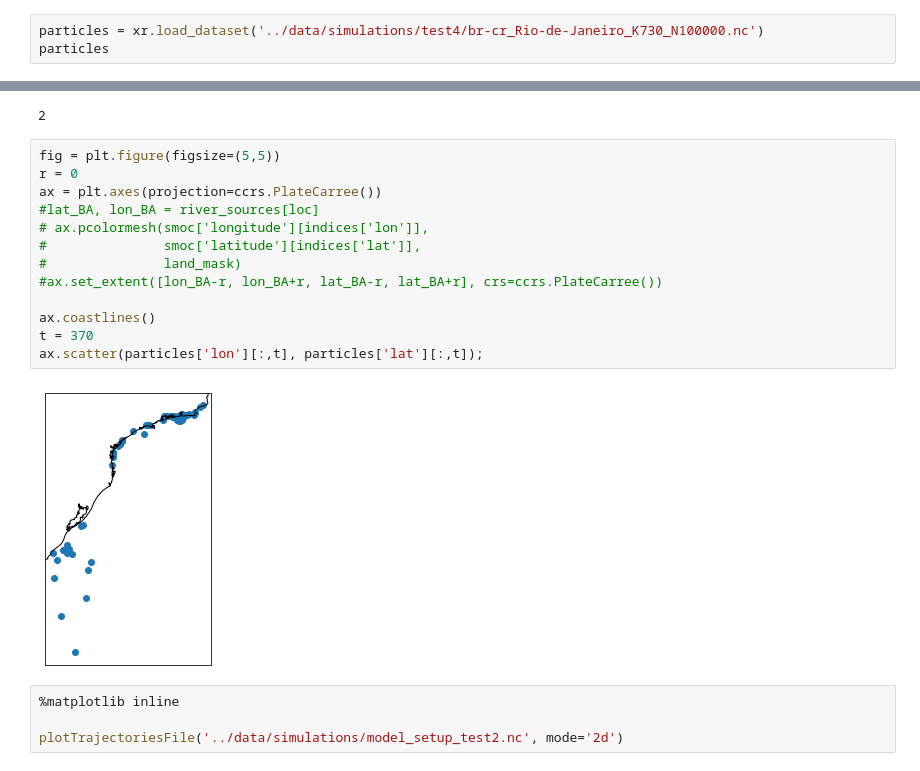
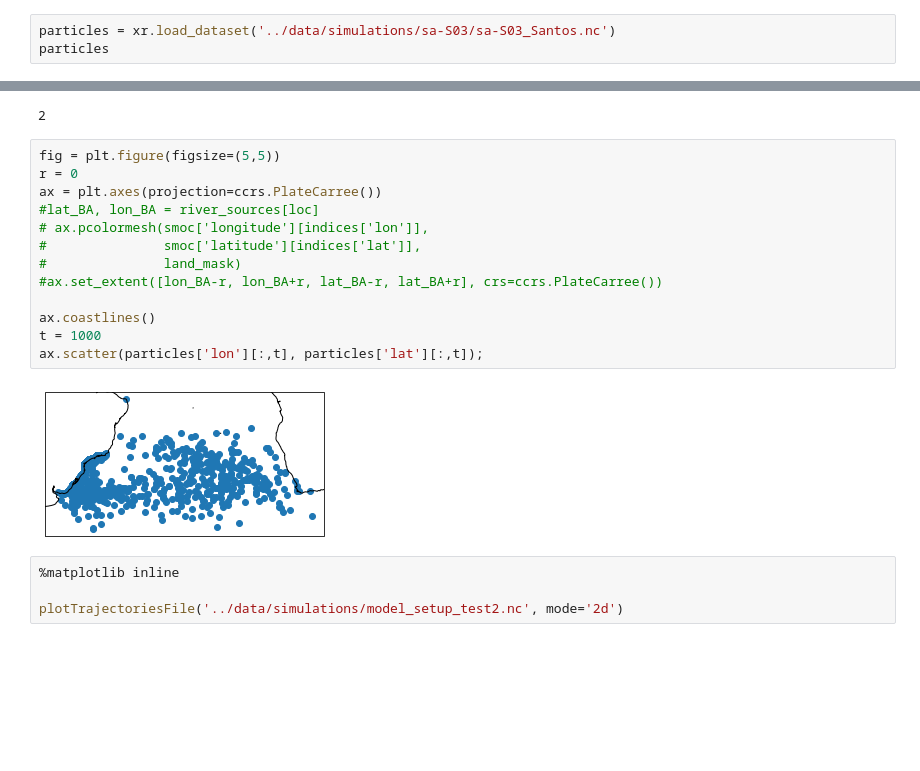
Before and after one commit to OceanParcels/BayesianAnalysis_SouthAtlantic, a Jupyter notebook: notebooks/model_setup.ipynb, the cells around one changed output, grey strips where cells are left out. Cells and saved outputs as stored; diff of their text form; blank space fills up the shorter version.

Commit message:
Add nb for stadarizing the release of particles. Save coastal fields in nc file to keep thing tidy. Update Readme.

```diff
--- a/notebooks/model_setup.ipynb
+++ b/notebooks/model_setup.ipynb
@@ -250,7 +248,7 @@ INFO: Compiled SampleParticleInitZeroAdvectionRK4DiffusionUniformKhSaple_landmas
 # %% [markdown]
 # Check
 # %%
-particles = xr.load_dataset('../data/simulations/test4/br-cr_Rio-de-Janeiro_K730_N100000.nc')
+particles = xr.load_dataset('../data/simulations/sa-S03/sa-S03_Santos.nc')
 particles
 # %% [output]
 <xarray.Dataset>
@@ -331,18 +300,18 @@ np.isnan(particles['lon'][:,40].data).sum()
 # %%
 fig = plt.figure(figsize=(5,5))
 r = 0
 ax = plt.axes(projection=ccrs.PlateCarree())
 #lat_BA, lon_BA = river_sources[loc]
 # ax.pcolormesh(smoc['longitude'][indices['lon']],
 #               smoc['latitude'][indices['lat']],
 #               land_mask)
 #ax.set_extent([lon_BA-r, lon_BA+r, lat_BA-r, lat_BA+r], crs=ccrs.PlateCarree())
 
 ax.coastlines()
-t = 370
+t = 1000
 ax.scatter(particles['lon'][:,t], particles['lat'][:,t]);
 # %% [output]
-[figure, old version]
+[figure, new version]
 # %%
 %matplotlib inline
 
```
Also changed, not shown: parts of 6 cells of this notebook, 9 other files.
